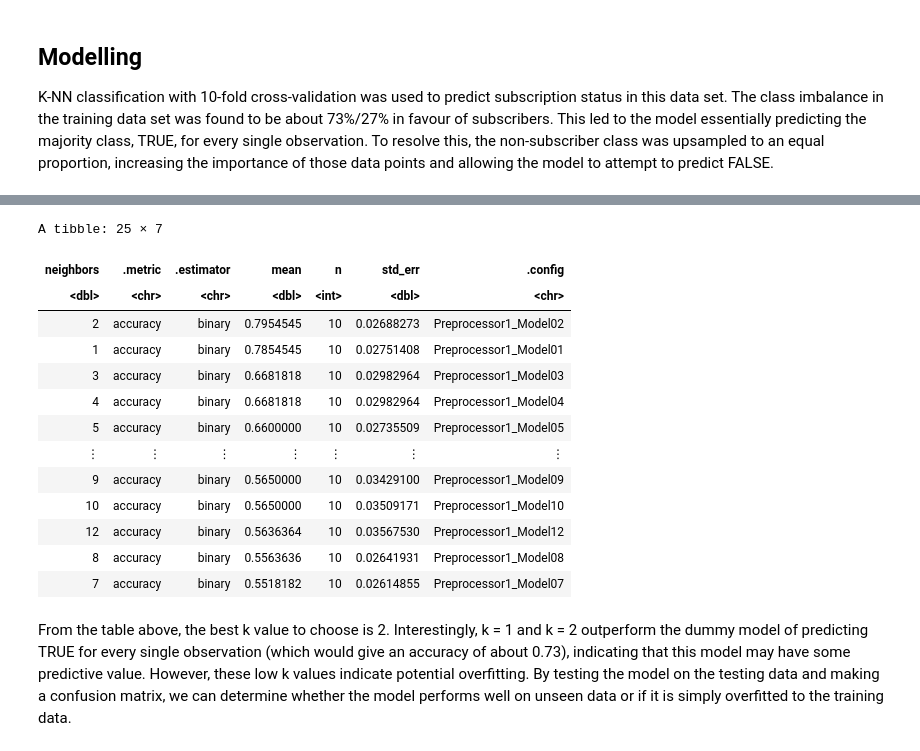
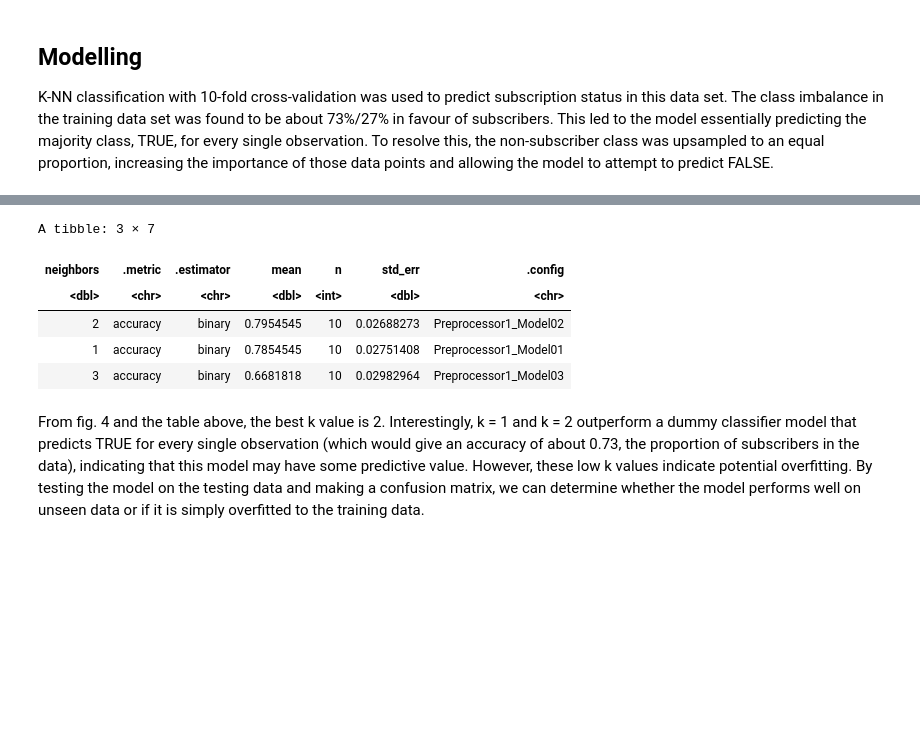
Before and after one commit to YoyoLiu314/group-project, a Jupyter notebook: group_project.ipynb, the cells around one changed output, grey strips where cells are left out. Cells and saved outputs as stored; diff of their text form; code cells hidden in the pictures; blank space fills up the shorter version.

```diff
--- a/group_project.ipynb
+++ b/group_project.ipynb
@@ -311,24 +275,17 @@ predictor: 5
 # %%
 best_k <- play_metrics |>
-    arrange(-mean)
+    arrange(-mean) |>
+    head(3)
 best_k
 # %% [output]
-A tibble: 25 × 7
+A tibble: 3 × 7
 | neighbors | .metric | .estimator | mean | n | std_err | .config |
 | <dbl> | <chr> | <chr> | <dbl> | <int> | <dbl> | <chr> |
 | 2 | accuracy | binary | 0.7954545 | 10 | 0.02688273 | Preprocessor1_Model02 |
 | 1 | accuracy | binary | 0.7854545 | 10 | 0.02751408 | Preprocessor1_Model01 |
 | 3 | accuracy | binary | 0.6681818 | 10 | 0.02982964 | Preprocessor1_Model03 |
-| 4 | accuracy | binary | 0.6681818 | 10 | 0.02982964 | Preprocessor1_Model04 |
-| 5 | accuracy | binary | 0.6600000 | 10 | 0.02735509 | Preprocessor1_Model05 |
-| ⋮ | ⋮ | ⋮ | ⋮ | ⋮ | ⋮ | ⋮ |
-| 9 | accuracy | binary | 0.5650000 | 10 | 0.03429100 | Preprocessor1_Model09 |
-| 10 | accuracy | binary | 0.5650000 | 10 | 0.03509171 | Preprocessor1_Model10 |
-| 12 | accuracy | binary | 0.5636364 | 10 | 0.03567530 | Preprocessor1_Model12 |
-| 8 | accuracy | binary | 0.5563636 | 10 | 0.02641931 | Preprocessor1_Model08 |
-| 7 | accuracy | binary | 0.5518182 | 10 | 0.02614855 | Preprocessor1_Model07 |
 # %% [markdown]
-From the table above, the best k value to choose is 2. Interestingly, k = 1 and k = 2 outperform the dummy model of predicting TRUE for every single observation (which would give an accuracy of about 0.73), indicating that this model may have some predictive value. However, these low k values indicate potential overfitting. By testing the model on the testing data and making a confusion matrix, we can determine whether the model performs well on unseen data or if it is simply overfitted to the training data.
+From fig. 4 and the table above, the best k value is 2. Interestingly, k = 1 and k = 2 outperform a dummy classifier model that predicts TRUE for every single observation (which would give an accuracy of about 0.73, the proportion of subscribers in the data), indicating that this model may have some predictive value. However, these low k values indicate potential overfitting. By testing the model on the testing data and making a confusion matrix, we can determine whether the model performs well on unseen data or if it is simply overfitted to the training data.
 # %%
 set.seed(1019)
 final_k_spec <- nearest_neighbor(weight_func = "rectangular", neighbors = 2) |>
```
Also changed, not shown: parts of 22 cells of this notebook.
